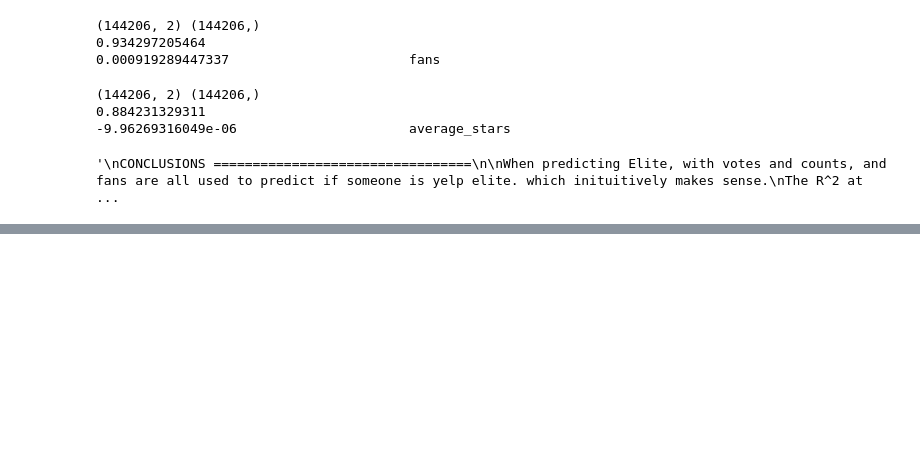
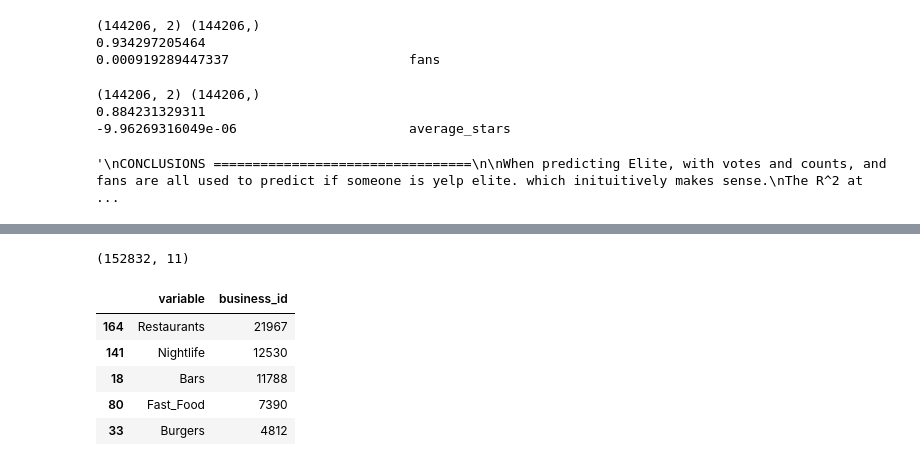
Before and after one commit to kashenfelter/DSI-SF-2-timdavidlee, a Jupyter notebook: project-05/project-05/project-5.ipynb, the cells around one changed output, grey strips where cells are left out. Drawn from its saved outputs; the diff is of its cells as text; code cells hidden in the pictures; blank space fills up the shorter version.

```diff
--- a/project-05/project-05/project-5.ipynb
+++ b/project-05/project-05/project-5.ipynb
@@ -971,3 +975,57 @@ Some categories have fewer overall businesses than others. Choose two categories
 - Make ROC curves for both models. What do the ROC curves describe and what do they tell you about your model?
 - Make Precision-Recall curves for the models. What do they describe? How do they compare to the ROC curves?
 - Explain when Precision-Recall may be preferable to ROC. Is that the case in either of your models?
+# %%
+import pandas as pd
+import numpy as np
+
+
+#======================= Import business information
+filepath = '../../datasets/yelp_arizona_data/businesses_small_parsed.csv'
+biz = pd.read_csv(filepath)
+print biz.shape
+
+# ============== swap the business and category
+
+
+
+# ============== swap the business and category
+
+bus_cat = biz[['business_id','categories']].head(30000).copy()
+
+
+
+# def make_cat_columns(x):
+#     print
+#     return x
+
+# ================== pulling out categories from the list
+for i,x in enumerate(bus_cat.categories):
+    #print i, x
+    clean_x = x.replace('[','').replace(']','').replace("'","")
+    for a in clean_x.split(','):
+        clean_a = a.strip().replace(' ','_').replace('(','').replace(')','').replace('-','')
+        bus_cat.ix[i,clean_a] = 1
+
+bus_cat.head(5)
+bus_cat.fillna(0.0,inplace=True)
+# %% [output]
+(152832, 11)
+# %%
+bus_cat.head(10)
+
+bus_cat_depivot = pd.melt(bus_cat,id_vars = ['business_id','categories'],value_name='value')
+bus_cat_depivot2 = bus_cat_depivot[bus_cat_depivot['value']>0]
+
+bus_cat_depivot3 = bus_cat_depivot2.groupby('variable')[['business_id']].count()
+bus_cat_depivot3.reset_index(inplace=True)
+bus_cat_depivot3.sort_values('business_id',ascending=False).head()
+
+# night life and bars
+# %% [output]
+|  | variable | business_id |
+| 164 | Restaurants | 21967 |
+| 141 | Nightlife | 12530 |
+| 18 | Bars | 11788 |
+| 80 | Fast_Food | 7390 |
+| 33 | Burgers | 4812 |
```
Also changed, not shown: parts of 2 cells of this notebook.
